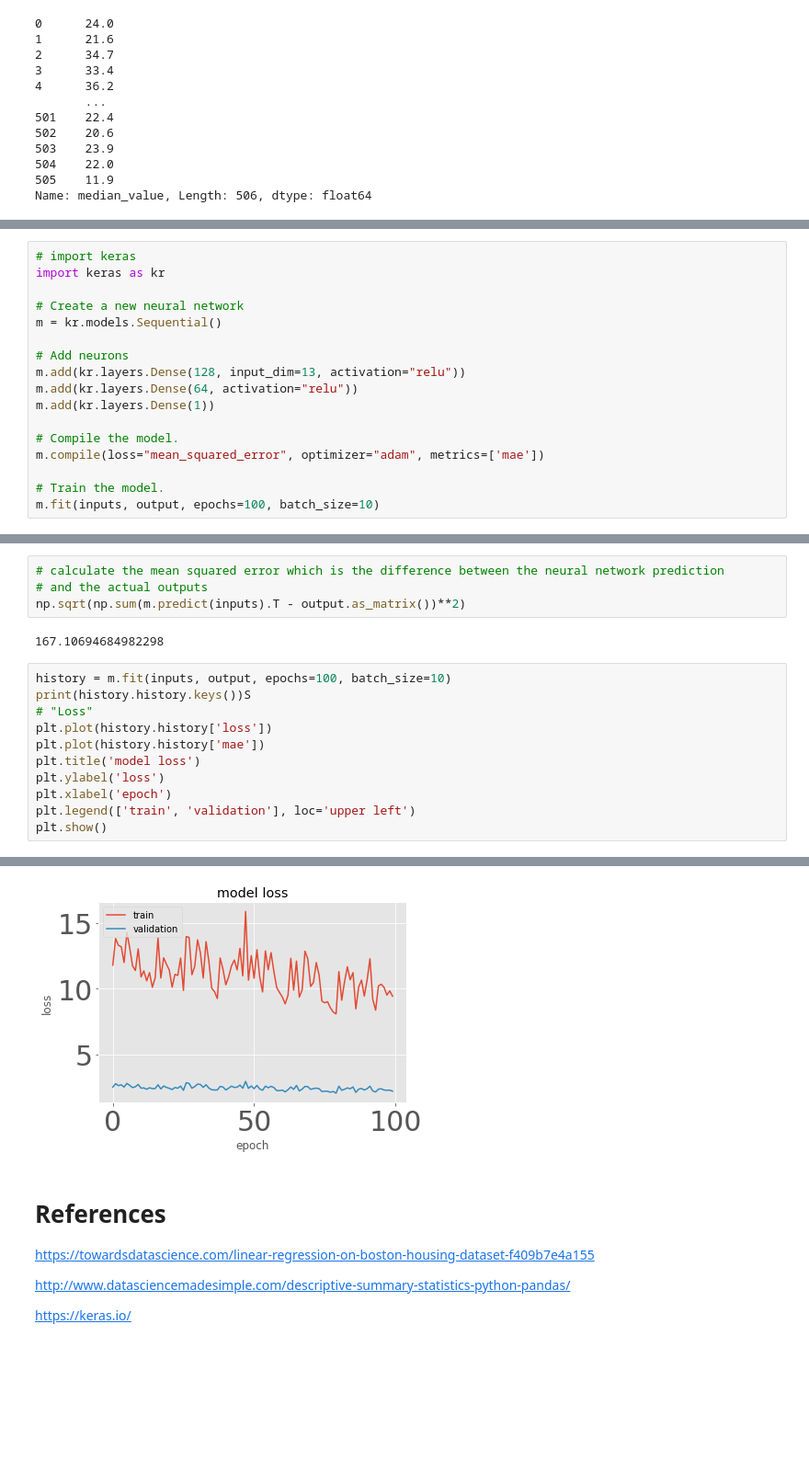
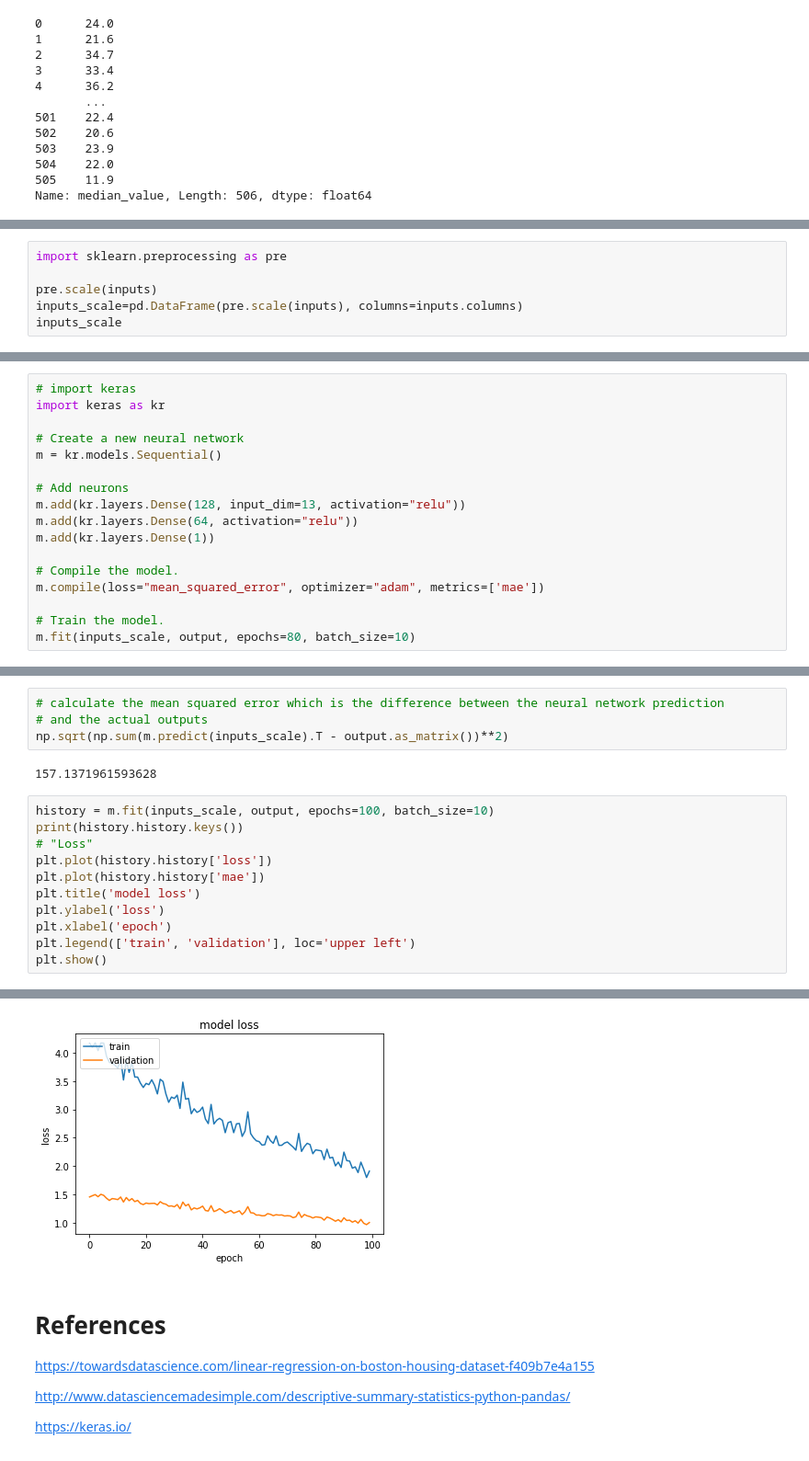
Before and after one commit to beccycole/machine-learning-assessment, a Jupyter notebook: Boston Housing Dataset.ipynb, the cells around one changed output, grey strips where cells are left out. Shown at 92% size. Drawn from its saved outputs; the diff is of its cells as text; blank space fills up the shorter version.

```diff
--- a/Boston Housing Dataset.ipynb
+++ b/Boston Housing Dataset.ipynb
@@ -335,0 +338,6 @@ Name: median_value, Length: 506, dtype: float64
+# %%
+import sklearn.preprocessing as pre
+
+pre.scale(inputs)
+inputs_scale=pd.DataFrame(pre.scale(inputs), columns=inputs.columns)
+inputs_scale
@@ -349,5 +388,5 @@ m.add(kr.layers.Dense(1))
 m.compile(loss="mean_squared_error", optimizer="adam", metrics=['mae'])
 
 # Train the model.
-m.fit(inputs, output, epochs=100, batch_size=10)
+m.fit(inputs_scale, output, epochs=80, batch_size=10)
 # %% [output]
@@ -414,12 +453,12 @@ array([24., 22., 35., 33., 36., 29., 23., 27., 16., 19., 15., 19., 22.,
 # %%
 # calculate the mean squared error which is the difference between the neural network prediction
 # and the actual outputs
-np.sqrt(np.sum(m.predict(inputs).T - output.as_matrix())**2)
+np.sqrt(np.sum(m.predict(inputs_scale).T - output.as_matrix())**2)
 # %% [output]
-167.10694684982298
+157.1371961593628
 # %%
-history = m.fit(inputs, output, epochs=100, batch_size=10)
-print(history.history.keys())S
+history = m.fit(inputs_scale, output, epochs=100, batch_size=10)
+print(history.history.keys())
 # "Loss"
 plt.plot(history.history['loss'])
 plt.plot(history.history['mae'])
@@ -448,5 +487,5 @@ Epoch 100/100
 dict_keys(['loss', 'mae'])
-[figure, old version]
+[figure, new version]
 # %% [markdown]
 # References
 
```
Also changed, not shown: parts of 9 cells of this notebook.
